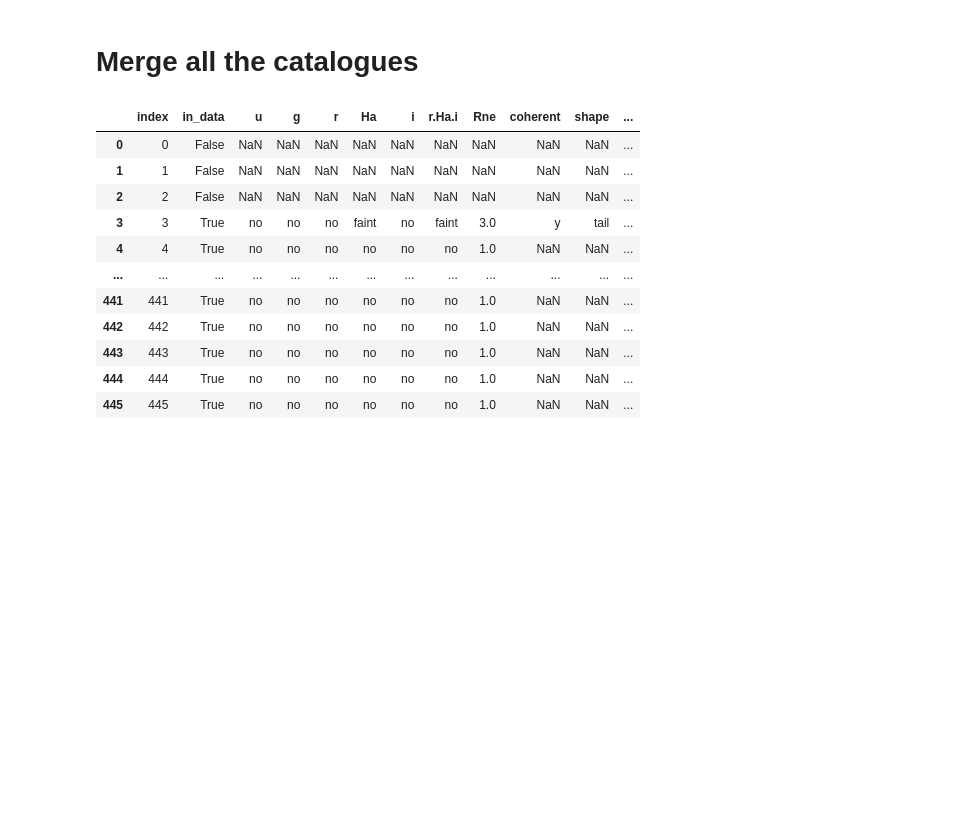
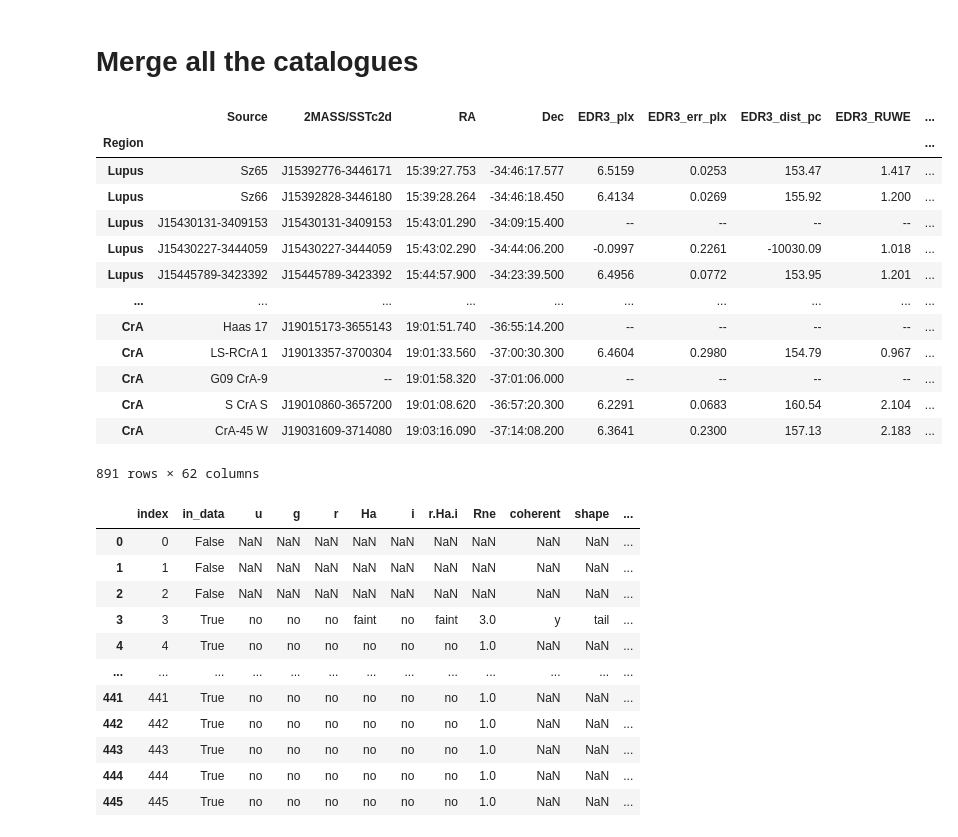
Before and after one commit to aleruzza/YSO.and.RNe, a Jupyter notebook: RNe_in_CrA/Results.ipynb, the cells around one changed output. Cells and saved outputs as stored; diff of their text form; code cells hidden in the pictures; blank space fills up the shorter version.

```diff
--- a/RNe_in_CrA/Results.ipynb
+++ b/RNe_in_CrA/Results.ipynb
@@ -352,5 +348,22 @@ rne = pd.read_csv('catalogue.csv')
 # %%
 rneandyso = rne.join(yso, how='outer')
+# %%
+ppvii
+# %% [output]
+|  | Source | 2MASS/SSTc2d | RA | Dec | EDR3_plx | EDR3_err_plx | EDR3_dist_pc | EDR3_RUWE | ... |
+| Region |  |  |  |  |  |  |  |  | ... |
+| Lupus | Sz65 | J15392776-3446171 | 15:39:27.753 | -34:46:17.577 | 6.5159 | 0.0253 | 153.47 | 1.417 | ... |
+| Lupus | Sz66 | J15392828-3446180 | 15:39:28.264 | -34:46:18.450 | 6.4134 | 0.0269 | 155.92 | 1.200 | ... |
+| Lupus | J15430131-3409153 | J15430131-3409153 | 15:43:01.290 | -34:09:15.400 | -- | -- | -- | -- | ... |
+| Lupus | J15430227-3444059 | J15430227-3444059 | 15:43:02.290 | -34:44:06.200 | -0.0997 | 0.2261 | -10030.09 | 1.018 | ... |
+| Lupus | J15445789-3423392 | J15445789-3423392 | 15:44:57.900 | -34:23:39.500 | 6.4956 | 0.0772 | 153.95 | 1.201 | ... |
+| ... | ... | ... | ... | ... | ... | ... | ... | ... | ... |
+| CrA | Haas 17 | J19015173-3655143 | 19:01:51.740 | -36:55:14.200 | -- | -- | -- | -- | ... |
+| CrA | LS-RCrA 1 | J19013357-3700304 | 19:01:33.560 | -37:00:30.300 | 6.4604 | 0.2980 | 154.79 | 0.967 | ... |
+| CrA | G09 CrA-9 | -- | 19:01:58.320 | -37:01:06.000 | -- | -- | -- | -- | ... |
+| CrA | S CrA S | J19010860-3657200 | 19:01:08.620 | -36:57:20.300 | 6.2291 | 0.0683 | 160.54 | 2.104 | ... |
+| CrA | CrA-45 W | J19031609-3714080 | 19:03:16.090 | -37:14:08.200 | 6.3641 | 0.2300 | 157.13 | 2.183 | ... |
+891 rows × 62 columns
 # %%
 merged = rneandyso.join(ppvii, on='ppvii_i', how='left', lsuffix='ysorne', rsuffix='ppvii')
 # %%
```
Also changed, not shown: parts of 8 cells of this notebook, 2 other files.
